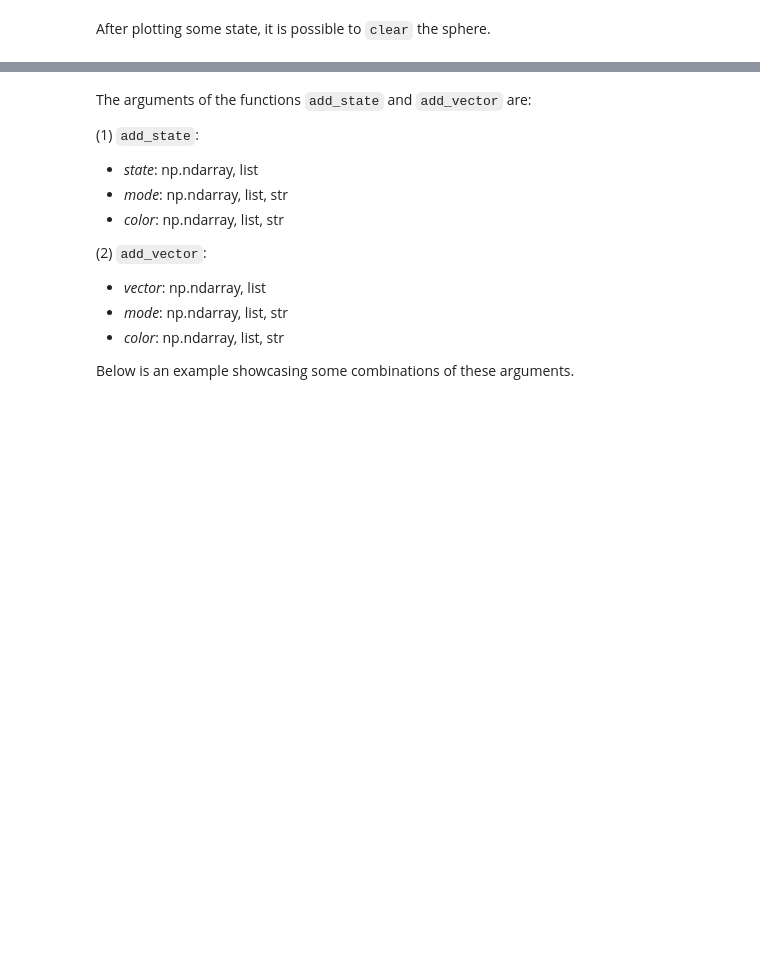
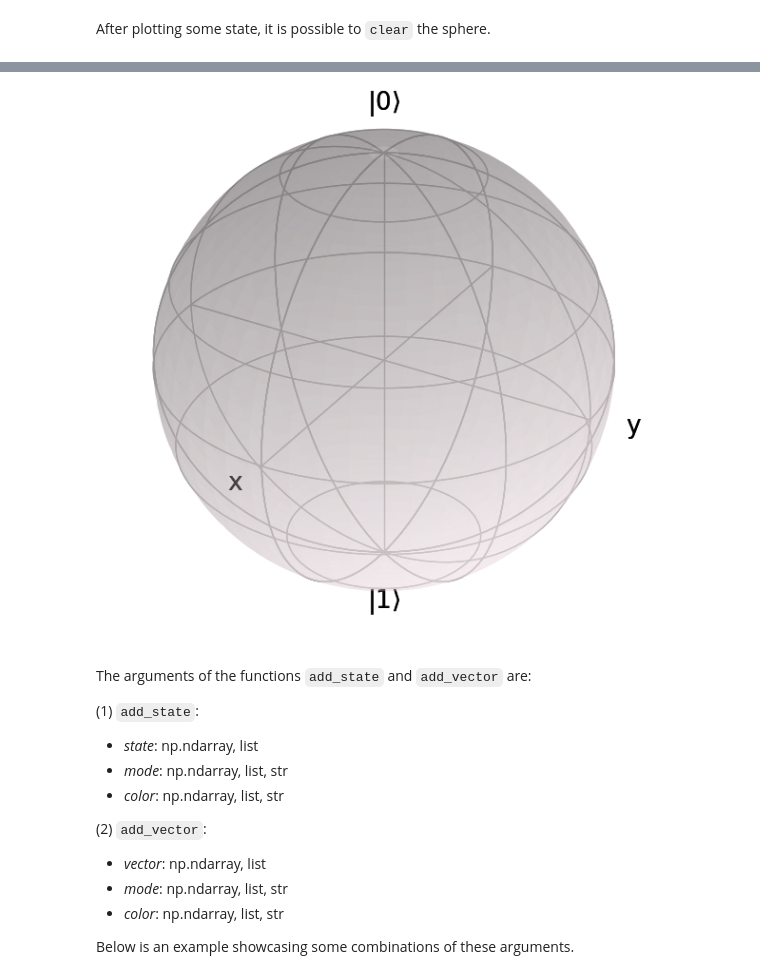
Before and after one commit to qiboteam/qibo, a Jupyter notebook: examples/bloch_sphere/bloch_sphere.ipynb, the cells around one changed output, grey strips where cells are left out. Cells and saved outputs as stored; diff of their text form; code cells hidden in the pictures; blank space fills up the shorter version.

```diff
--- a/examples/bloch_sphere/bloch_sphere.ipynb
+++ b/examples/bloch_sphere/bloch_sphere.ipynb
@@ -52,3 +72,7 @@ bs.plot()
+# %%
+bs.plot()
+# %% [output]
+[figure, added]
 # %% [markdown]
 The arguments of the functions `add_state` and `add_vector` are:
 
```
Also changed, not shown: parts of 5 cells of this notebook, 1 other file.
